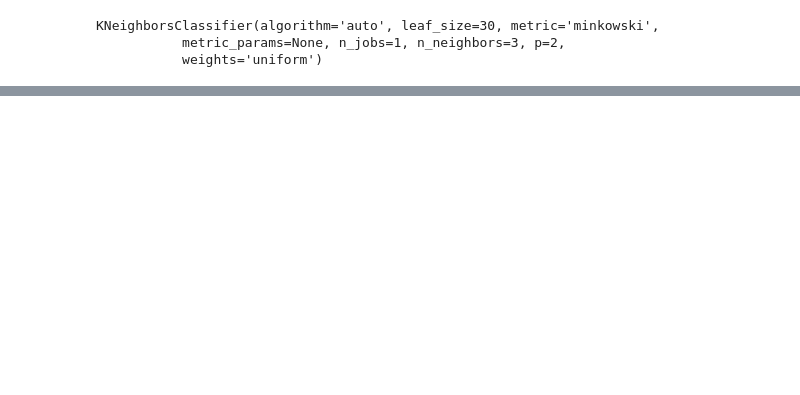
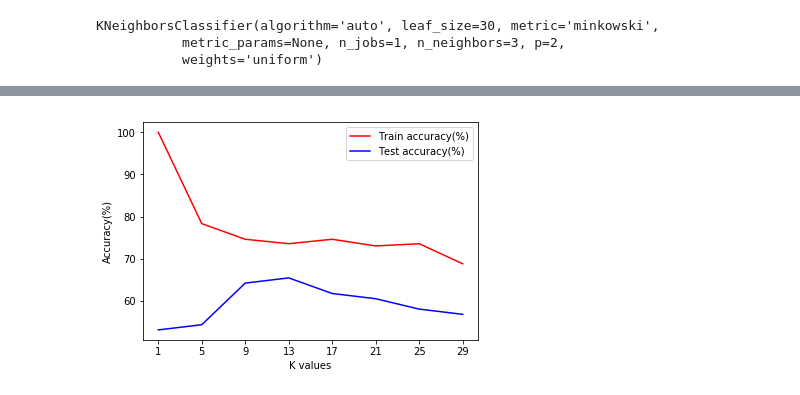
Before and after one commit to HsuSE/AI_HomeWork, a Jupyter notebook: 第五周1011/KNN_homework.ipynb, the cells around one changed output, grey strips where cells are left out. Saved outputs shown, nothing was run; the diff lists cells and outputs as text; code cells hidden in the pictures; blank space fills up the shorter version.

```diff
--- a/第五周1011/KNN_homework.ipynb
+++ b/第五周1011/KNN_homework.ipynb
@@ -147,0 +147,15 @@ Test accuracy  0.58
+# %%
+K_log = []
+train_log = []
+val_log = []
+for k in range(1, 30, 4):
+    KNN = KNeighborsClassifier(n_neighbors=k)
+    KNN.fit(X_train, y_train)
+    print("K={}".format(k))
+    print("="*30)
+    print("Train accuracy %.2f ％" % (KNN.score(X_train, y_train)*100))
+    print("Test accuracy  %.2f ％" % (KNN.score(X_test, y_test)*100))
+    print()
+    K_log.append(k)
+    train_log.append(KNN.score(X_train, y_train)*100)
+    val_log.append(KNN.score(X_test, y_test)*100)
@@ -147,0 +180,11 @@ Test accuracy  0.58
+# %%
+import matplotlib.pyplot as plt
+plt.plot(K_log, train_log, 'r-', label='Train accuracy(%)')
+plt.plot(K_log, val_log, 'b-', label='Test accuracy(%)')
+plt.legend(loc='upper right')
+plt.ylabel('Accuracy(%)')
+plt.xlabel('K values')
+plt.xticks(K_log)
+plt.show()
+# %% [output]
+[figure, added]
```
Also changed, not shown: parts of 3 cells of this notebook, 1 other file.
